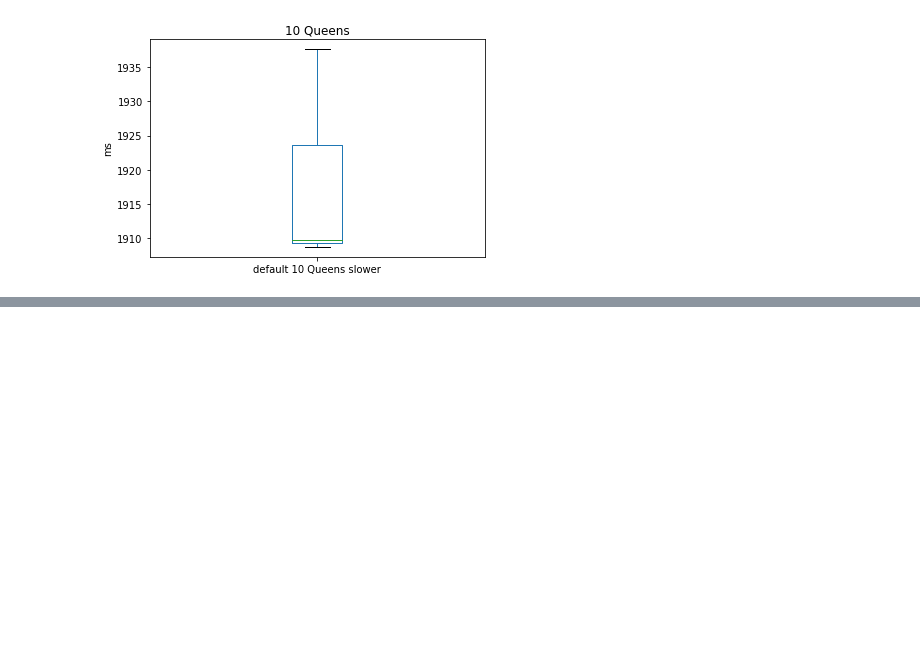
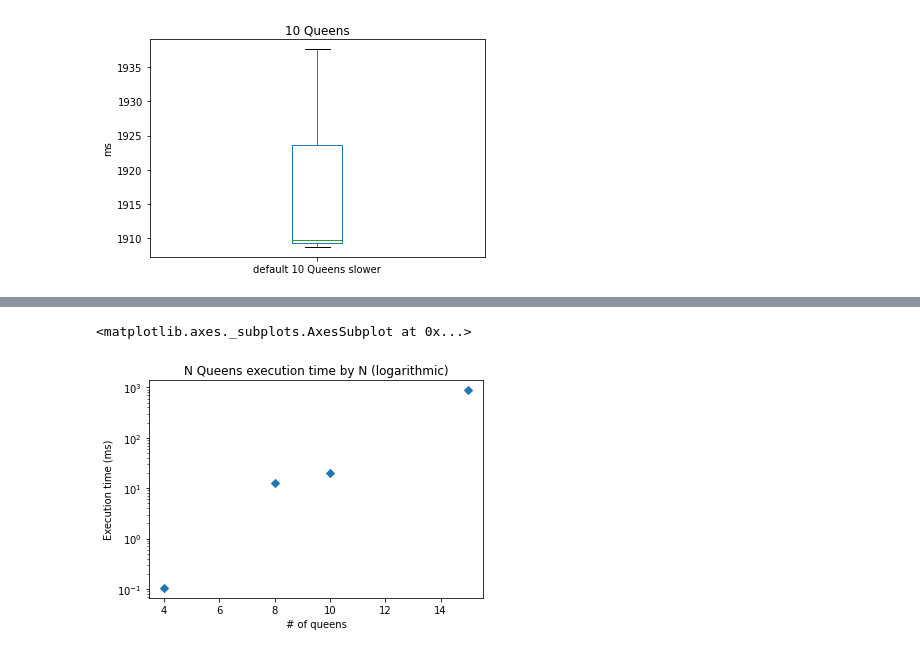
Before and after one commit to Lakret/csp, a Jupyter notebook: benchmarks.ipynb, the cells around one changed output, grey strips where cells are left out. Drawn from its saved outputs; the diff is of its cells as text; code cells hidden in the pictures; blank space fills up the shorter version.

```diff
--- a/benchmarks.ipynb
+++ b/benchmarks.ipynb
@@ -146,0 +181,9 @@ b10_slower
+# %%
+log_medians_plot = medians_optimal.plot(marker='D', linewidth=0.0, logy=True)
+log_medians_plot.set_ylabel('Execution time (ms)')
+log_medians_plot.set_xlabel('# of queens')
+log_medians_plot.set_title('N Queens execution time by N (logarithmic)')
+log_medians_plot
+# %% [output]
+<matplotlib.axes._subplots.AxesSubplot at 0x...>
+[figure, added]
```
Also changed, not shown: parts of 4 cells of this notebook.
